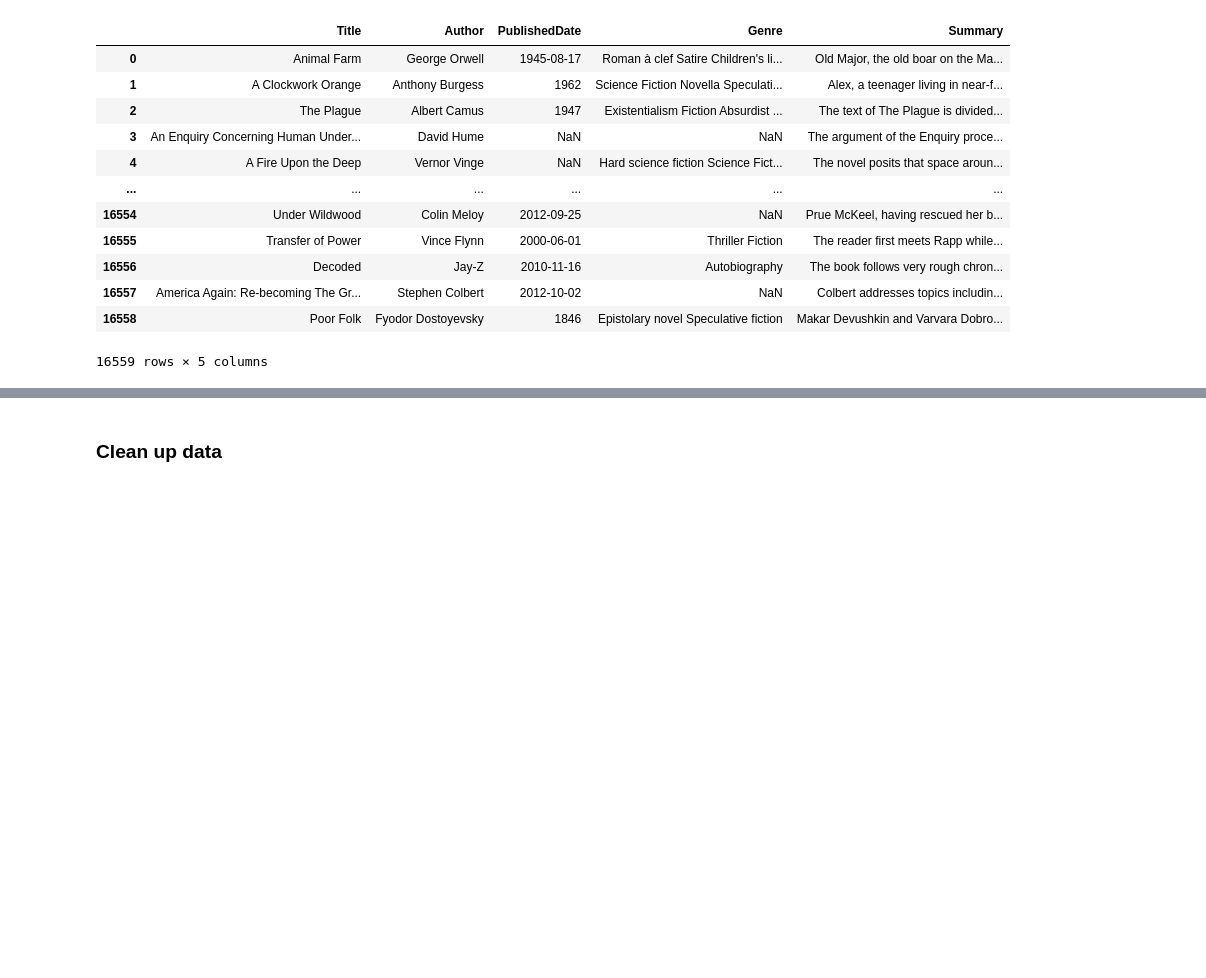
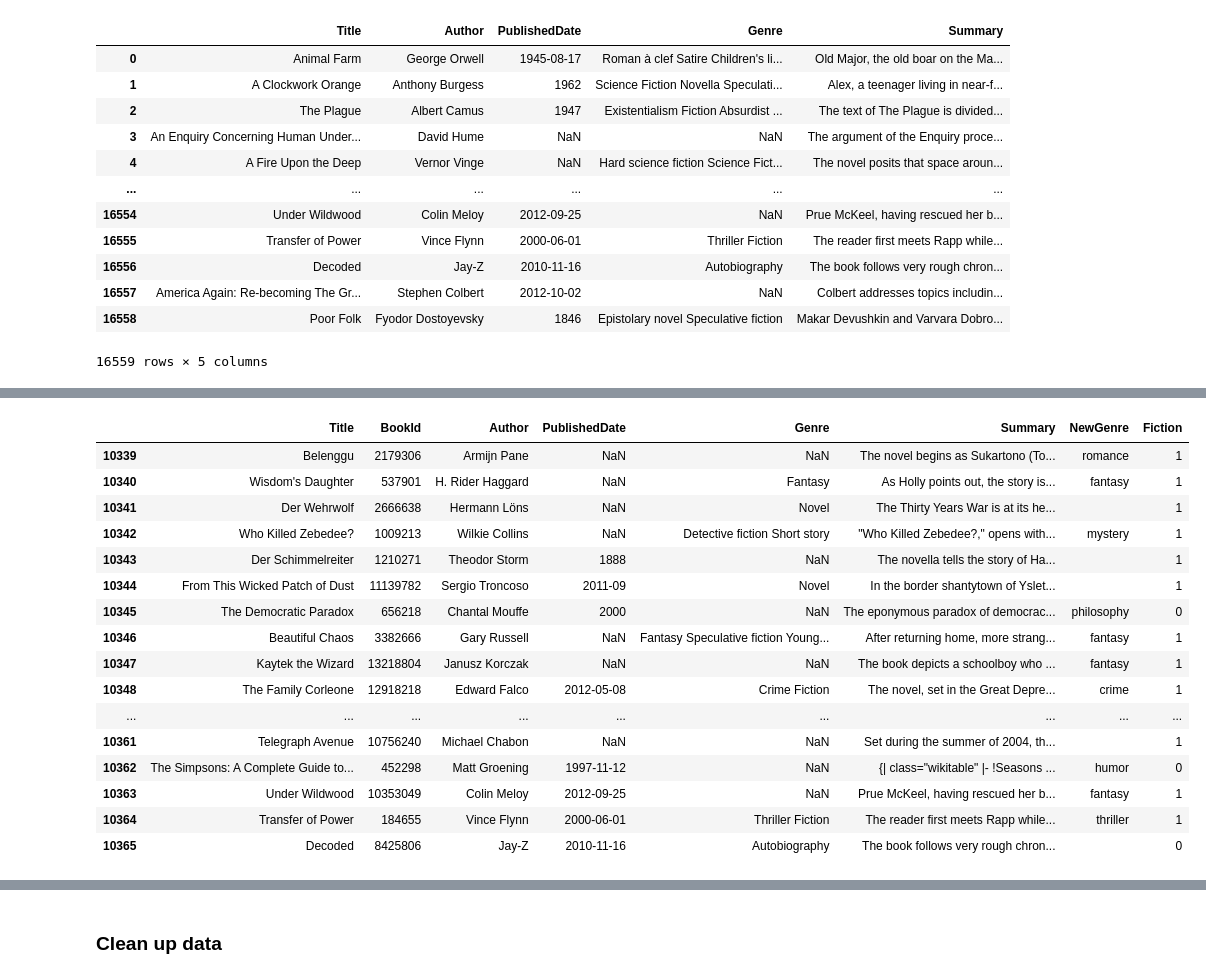
Before and after one commit to archana-rg/books-analysis, a Jupyter notebook: BookGenrePrediction.ipynb, the cells around one changed output, grey strips where cells are left out. Saved outputs shown, nothing was run; the diff lists cells and outputs as text; code cells hidden in the pictures; blank space fills up the shorter version.

Commit message:
Data scraping/cleaning

```diff
--- a/BookGenrePrediction.ipynb
+++ b/BookGenrePrediction.ipynb
@@ -61,0 +171,3 @@ books_df
+# %%
+main_genres = ['humor', 'comedy', 'horror', 'fantasy', 'historical', 'romance', 'thriller', 'mystery','crime', 'science', 'philosophy']
+#search for fiction or nonfiction  and children and young adult
@@ -61,0 +178,40 @@ books_df
+# %%
+'''books_df_clean['NewGenre'] = ''
+books_df_clean['Fiction'] = 1
+book_base_url = 'https://www.goodreads.com/book/show/'
+genre_set = 0
+fiction_set = 0
+success = 0
+for row in range(0,books_df_clean.shape[0]):
+    genre_set=0
+    fiction_set = 0
+    success = 0
+    while(not success):
+        id = books_df_clean.loc[row, 'BookId']
+        book_url = book_base_url + str(id)
+        response = requests.get(book_url)
+        if(response.status_code != 200):
+             time.sleep(3)
+             success = False
+        else:
+            doc = BeautifulSoup(response.text, 'html.parser')
+            book_tags = doc.find_all('div', class_="BookPageMetadataSection__genres")
+            try:
+                spans = book_tags[0].find_all('span', class_='Button__labelItem')
+                for span in spans:
+                    genre = str(span.string).lower()
+                    if(not fiction_set):
+                        if(genre== 'nonfiction'):
+                            books_df_clean.loc[row, 'Fiction'] = 0
+                            fiction_set=1
+                        elif(genre == 'fiction'):
+                            books_df_clean.loc[row, 'Fiction'] = 1
+                            fiction_set = 1
+                    if(not genre_set):
+                        if(any(genre in x  for x in main_genres)):
+                            books_df_clean.loc[row, 'NewGenre'] = genre
+                            genre_set=1
+            except IndexError:
+                print("no genre for " + id)
+        success = True
+        time.sleep(random.randint(1,4))'''
@@ -61,0 +237,20 @@ books_df
+# %%
+books_df_clean.iloc[10339:,:]
+# %% [output]
+|  | Title | BookId | Author | PublishedDate | Genre | Summary | NewGenre | Fiction |
+| 10339 | Belenggu | 2179306 | Armijn Pane | NaN | NaN | The novel begins as Sukartono (To... | romance | 1 |
+| 10340 | Wisdom's Daughter | 537901 | H. Rider Haggard | NaN | Fantasy | As Holly points out, the story is... | fantasy | 1 |
+| 10341 | Der Wehrwolf | 2666638 | Hermann Löns | NaN | Novel | The Thirty Years War is at its he... |  | 1 |
+| 10342 | Who Killed Zebedee? | 1009213 | Wilkie Collins | NaN | Detective fiction Short story | "Who Killed Zebedee?," opens with... | mystery | 1 |
+| 10343 | Der Schimmelreiter | 1210271 | Theodor Storm | 1888 | NaN | The novella tells the story of Ha... |  | 1 |
+| 10344 | From This Wicked Patch of Dust | 11139782 | Sergio Troncoso | 2011-09 | Novel | In the border shantytown of Yslet... |  | 1 |
+| 10345 | The Democratic Paradox | 656218 | Chantal Mouffe | 2000 | NaN | The eponymous paradox of democrac... | philosophy | 0 |
+| 10346 | Beautiful Chaos | 3382666 | Gary Russell | NaN | Fantasy Speculative fiction Young... | After returning home, more strang... | fantasy | 1 |
+| 10347 | Kaytek the Wizard | 13218804 | Janusz Korczak | NaN | NaN | The book depicts a schoolboy who ... | fantasy | 1 |
+| 10348 | The Family Corleone | 12918218 | Edward Falco | 2012-05-08 | Crime Fiction | The novel, set in the Great Depre... | crime | 1 |
+| ... | ... | ... | ... | ... | ... | ... | ... | ... |
+| 10361 | Telegraph Avenue | 10756240 | Michael Chabon | NaN | NaN | Set during the summer of 2004, th... |  | 1 |
+| 10362 | The Simpsons: A Complete Guide to... | 452298 | Matt Groening | 1997-11-12 | NaN | {| class="wikitable" |- !Seasons ... | humor | 0 |
+| 10363 | Under Wildwood | 10353049 | Colin Meloy | 2012-09-25 | NaN | Prue McKeel, having rescued her b... | fantasy | 1 |
+| 10364 | Transfer of Power | 184655 | Vince Flynn | 2000-06-01 | Thriller Fiction | The reader first meets Rapp while... | thriller | 1 |
+| 10365 | Decoded | 8425806 | Jay-Z | 2010-11-16 | Autobiography | The book follows very rough chron... |  | 0 |
```
Also changed, not shown: parts of 79 cells of this notebook, 4 other files.
